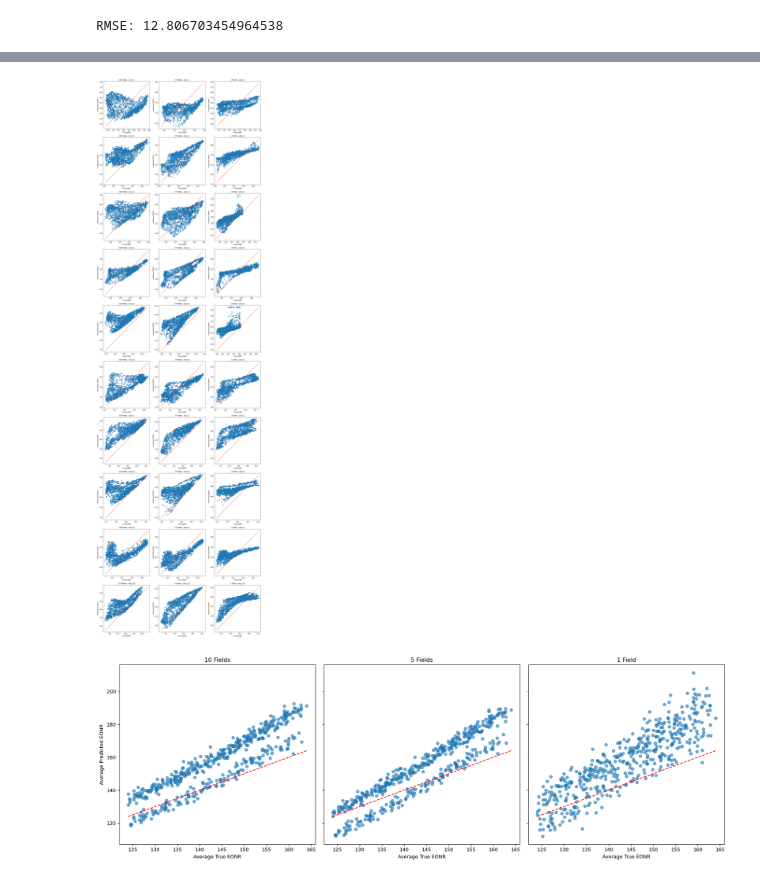
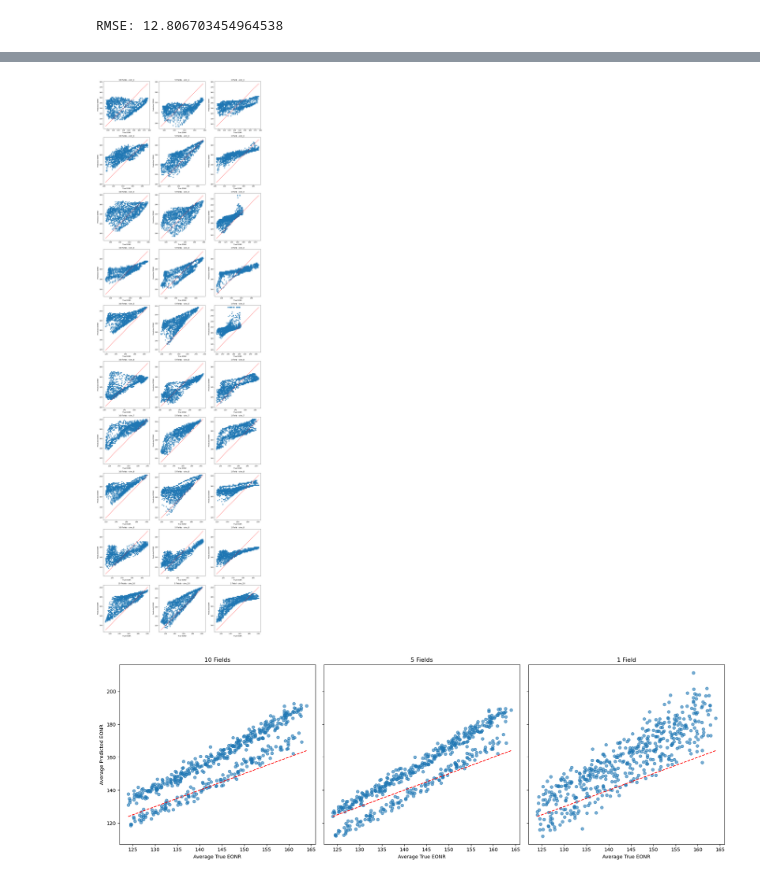
Before and after one commit to Monamousav/Causal-ML-continuous-treatment, a Jupyter notebook: Code/Vis.ipynb, the cells around one changed output, grey strips where cells are left out. Saved outputs shown, nothing was run; the diff lists cells and outputs as text; code cells hidden in the pictures.

```diff
--- a/Code/Vis.ipynb
+++ b/Code/Vis.ipynb
@@ -219,9 +219,9 @@ import os
 
 # Your folders
 folders = [
-    'Pytorch_outcome_ten_fields',
-    'Pytorch_outcome_five_field',
-    'Pytorch_outcome_one_field'
+    'Res_second_time_10_fields',
+    'Results/Pytorch_outcome_five_field',
+    'Results/Pytorch_outcome_one_field'
 ]
 folder_labels = ['10 Fields', '5 Fields', '1 Field']
 
@@ -230,34 +230,34 @@ eonr_ids = range(1, 11)  # EONR_1 to EONR_10
 
 rows = len(eonr_ids)
 cols = len(folders)
 
 fig, axes = plt.subplots(rows, cols, figsize=(cols*5, rows*5), squeeze=False)
 
 for row_idx, eonr_id in enumerate(eonr_ids):
     for col_idx, folder in enumerate(folders):
         filename = f'./{folder}/EONR_{eonr_id}.csv'
         if not os.path.exists(filename):
             print(f"File not found: {filename}")
             continue
 
         df = pd.read_csv(filename)  # Read full CSV
 
         ax = axes[row_idx, col_idx]
         ax.scatter(df['true'], df['pred'], alpha=0.7)
         ax.set_xlabel('True EONR')
         ax.set_ylabel('Predicted EONR')
 
         ax.set_title(f"{folder_labels[col_idx]} - sim_{eonr_id}")
 
         # Plot y = x line
         min_val = min(df['true'].min(), df['pred'].min())
         max_val = max(df['true'].max(), df['pred'].max())
         ax.plot([min_val, max_val], [min_val, max_val], 'r--')
 
 plt.tight_layout()
 plt.show()
 # %% [output]
-[figure, old version]
+[figure, new version]
 # %%
 import glob
 import pandas as pd
```
Also changed, not shown: parts of 6 cells of this notebook, 4 other files.
